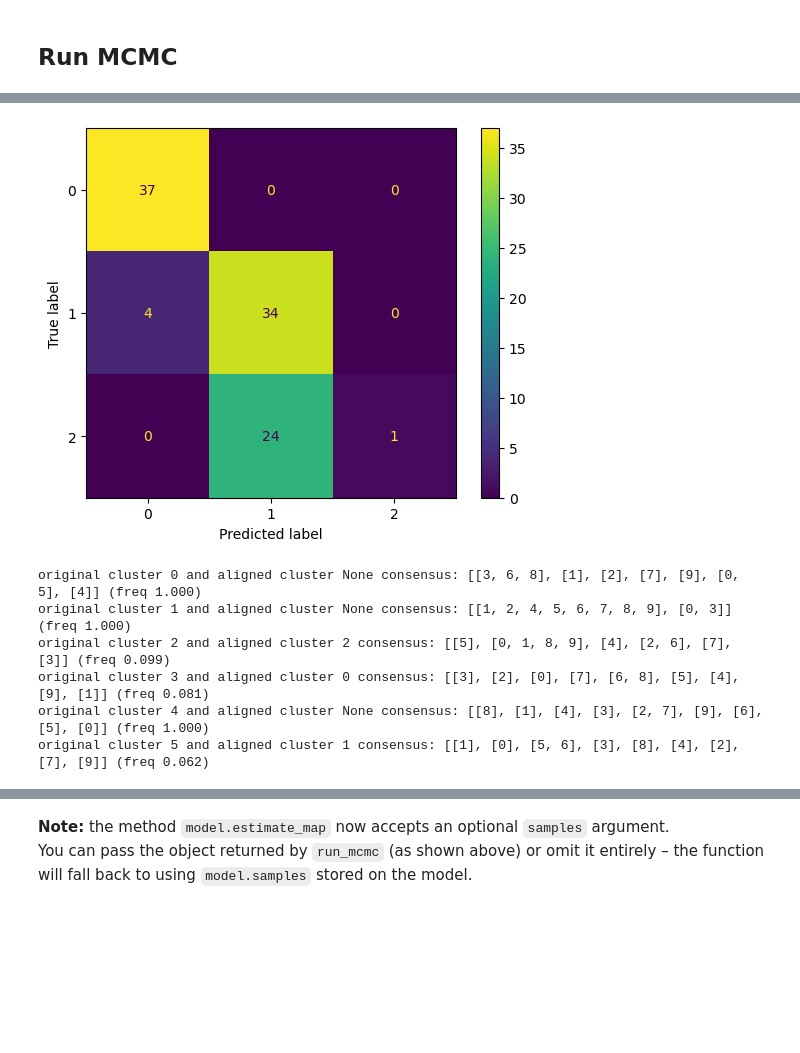
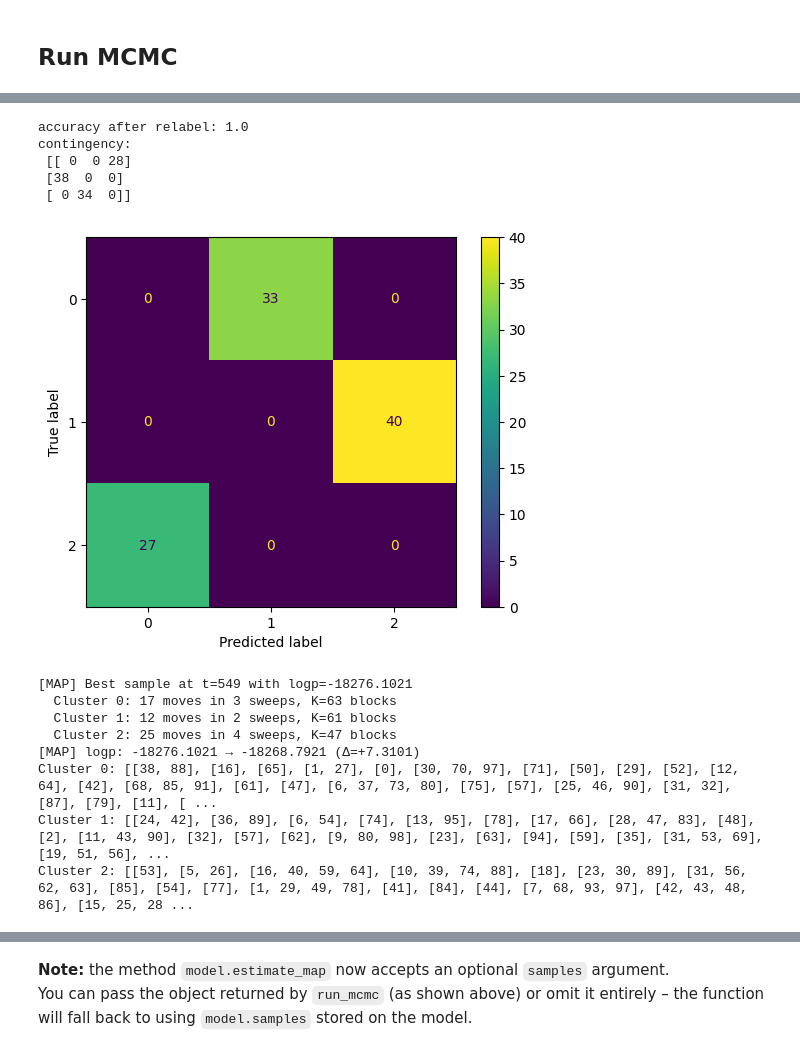
Before and after one commit to jonanord-gd/TiedBayesMallows, a Jupyter notebook: TiedMallowsRunModel.ipynb, the cells around one changed output, grey strips where cells are left out. Saved outputs shown, nothing was run; the diff lists cells and outputs as text; code cells hidden in the pictures; blank space fills up the shorter version.

```diff
--- a/TiedMallowsRunModel.ipynb
+++ b/TiedMallowsRunModel.ipynb
@@ -271,19 +601,37 @@ contingency:
-# %%
-disp = ConfusionMatrixDisplay.from_predictions(z_true, z_aligned)
-# %% [output]
-[figure, removed]
-# %%
-for cl in summaries["consensus_blocks"]:
-    c = cl["cluster"]
-    c_aligned = pred_to_true.get(c, None)
-    blocks_hat = cl["blocks_hat"]      # e.g. [[0,2],[1],[3,4]]
-    prob    = cl["posterior_prob"]     # fraction of saved iter’s matching
-    print(f"original cluster {c} and aligned cluster {c_aligned} consensus:", blocks_hat, f"(freq {prob:.3f})")
-# %% [output]
-original cluster 0 and aligned cluster None consensus: [[3, 6, 8], [1], [2], [7], [9], [0, 5], [4]] (freq 1.000)
-original cluster 1 and aligned cluster None consensus: [[1, 2, 4, 5, 6, 7, 8, 9], [0, 3]] (freq 1.000)
-original cluster 2 and aligned cluster 2 consensus: [[5], [0, 1, 8, 9], [4], [2, 6], [7], [3]] (freq 0.099)
-original cluster 3 and aligned cluster 0 consensus: [[3], [2], [0], [7], [6, 8], [5], [4], [9], [1]] (freq 0.081)
-original cluster 4 and aligned cluster None consensus: [[8], [1], [4], [3], [2, 7], [9], [6], [5], [0]] (freq 1.000)
-original cluster 5 and aligned cluster 1 consensus: [[1], [0], [5, 6], [3], [8], [4], [2], [7], [9]] (freq 0.062)
+# %%
+# Fra spectral clustering
+z_map = summaries["labels"]["z_hat"]
+pred_to_true, M, z_aligned, acc = match_clusters(z_true, z_init)
+print("accuracy after relabel:", acc)
+print("contingency:\n", M)
+# %% [output]
+accuracy after relabel: 1.0
+contingency:
+ [[ 0  0 28]
+ [38  0  0]
+ [ 0 34  0]]
+# %%
+disp = ConfusionMatrixDisplay.from_predictions(z_true, z_map)
+# %% [output]
+[figure, added]
+# %%
+map_result = model.find_map(samples, refine=True, verbose=True)
+
+# Output:
+# [MAP] Best sample at t=1234 with logp=-5432.10
+#   Cluster 0: 12 moves in 3 sweeps, K=4 blocks
+#   Cluster 1: 8 moves in 2 sweeps, K=3 blocks
+# [MAP] logp: -5432.10 → -5428.55 (Δ=+3.55)
+
+for c, cl in enumerate(map_result["clusters"]):
+    print(f"Cluster {c}: {cl['blocks']}")
+# %% [output]
+[MAP] Best sample at t=549 with logp=-18276.1021
+  Cluster 0: 17 moves in 3 sweeps, K=63 blocks
+  Cluster 1: 12 moves in 2 sweeps, K=61 blocks
+  Cluster 2: 25 moves in 4 sweeps, K=47 blocks
+[MAP] logp: -18276.1021 → -18268.7921 (Δ=+7.3101)
+Cluster 0: [[38, 88], [16], [65], [1, 27], [0], [30, 70, 97], [71], [50], [29], [52], [12, 64], [42], [68, 85, 91], [61], [47], [6, 37, 73, 80], [75], [57], [25, 46, 90], [31, 32], [87], [79], [11], [ ...
+Cluster 1: [[24, 42], [36, 89], [6, 54], [74], [13, 95], [78], [17, 66], [28, 47, 83], [48], [2], [11, 43, 90], [32], [57], [62], [9, 80, 98], [23], [63], [94], [59], [35], [31, 53, 69], [19, 51, 56], ...
+Cluster 2: [[53], [5, 26], [16, 40, 59, 64], [10, 39, 74, 88], [18], [23, 30, 89], [31, 56, 62, 63], [85], [54], [77], [1, 29, 49, 78], [41], [84], [44], [7, 68, 93, 97], [42, 43, 48, 86], [15, 25, 28 ...
 # %%
```
Also changed, not shown: parts of 22 cells of this notebook, 27 other files.
